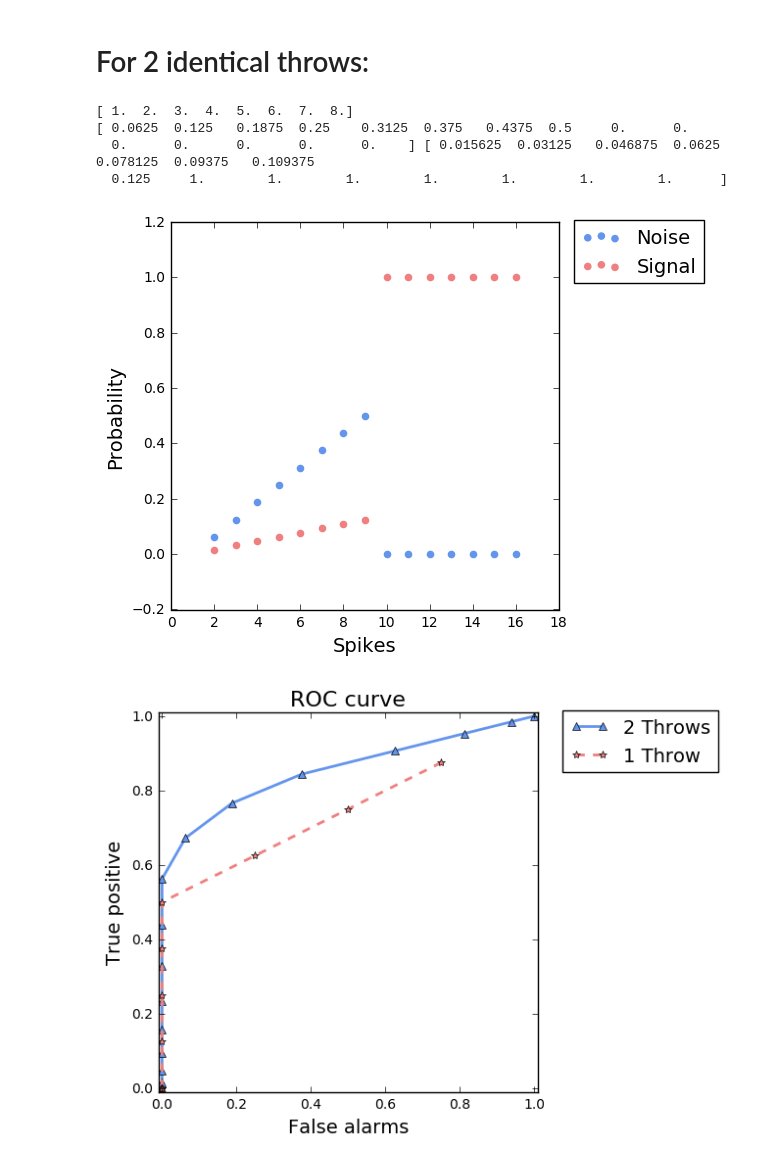
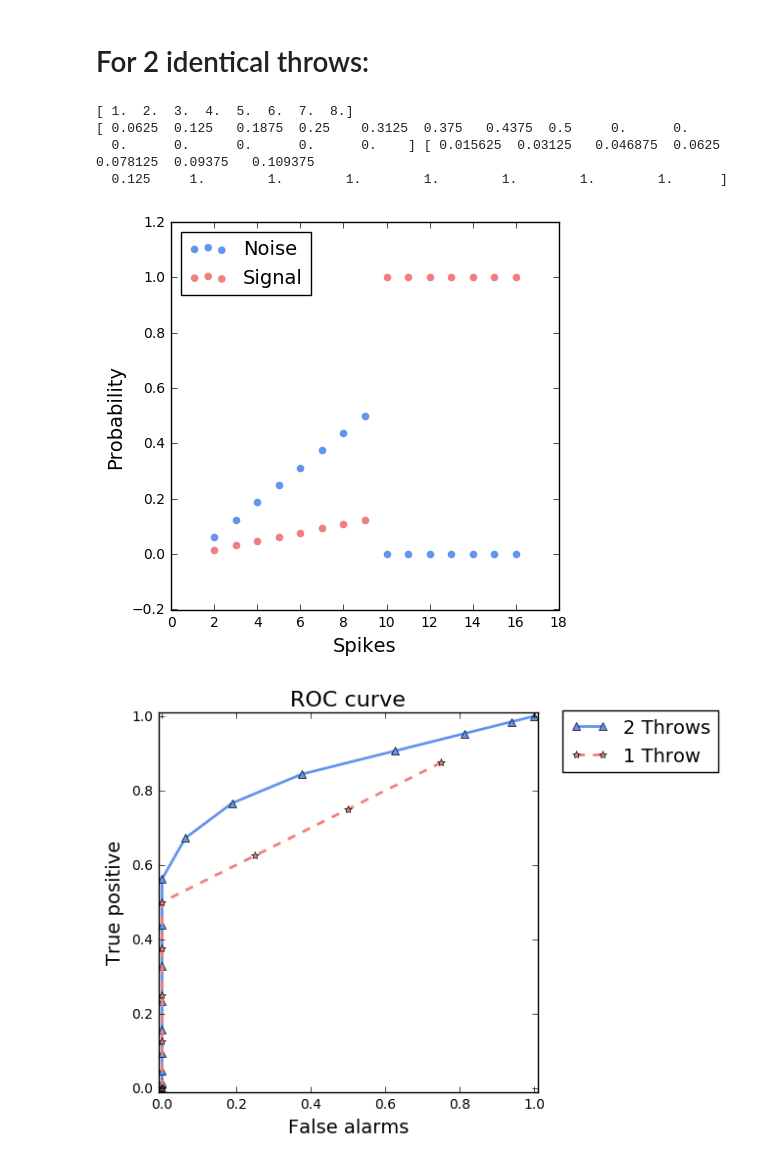
Before and after one commit to PTorr/Decisio-making, a Jupyter notebook: question1.ipynb, the cells around one changed output. Cells and saved outputs as stored; diff of their text form; code cells hidden in the pictures.

```diff
--- a/question1.ipynb
+++ b/question1.ipynb
@@ -58,29 +58,29 @@ I would place the criterion in 5 spikes.
 # %%
 results = np.arange(2*np.min(ind),2*8+1)
 ph = np.zeros(len(results))
 pv = np.copy(ph)
 results
 r = np.array([1.,2.,3.,4.,5.,6.,7.,8.])
 print r
 ph[:8] = r*1/16
 pv[:8] = r*1/64
 pv[8:] = 1
 
 print ph,pv
 rl = ph/pv
 fig31 = plt.figure('31')
 plt.scatter(results, ph,color='cornflowerblue',label='Noise')
 plt.scatter(results, pv,color='lightcoral',label='Signal')
 plt.xlabel('Spikes',fontsize=14)
 plt.ylabel('Probability',fontsize=14)
-plt.legend(fontsize=14,bbox_to_anchor=(1.4, 1.03),loc=1)
+plt.legend(fontsize=14,loc=2)
 save_maxfig(fig31,'fig31')
 # %% [output]
 [ 1.  2.  3.  4.  5.  6.  7.  8.]
 [ 0.0625  0.125   0.1875  0.25    0.3125  0.375   0.4375  0.5     0.      0.
   0.      0.      0.      0.      0.    ] [ 0.015625  0.03125   0.046875  0.0625    0.078125  0.09375   0.109375
   0.125     1.        1.        1.        1.        1.        1.        1.      ]
-[figure, old version]
+[figure, new version]
 # %%
 H_Noise  = np.array([0,1.,2.,3.,4.,3.,2.,1.,0,0,0,0,0,0,0,0])/16.
 V_Signal = np.array([0,1.,2.,3.,4.,5.,6.,7.,8.,7.,6.,5.,4.,3.,2.,1.])/64.
```
